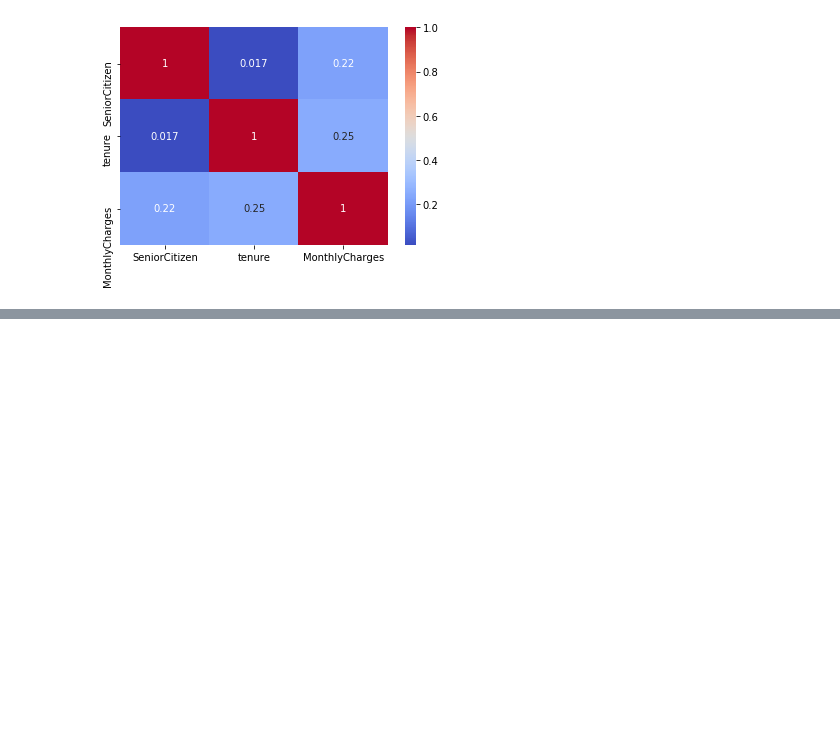
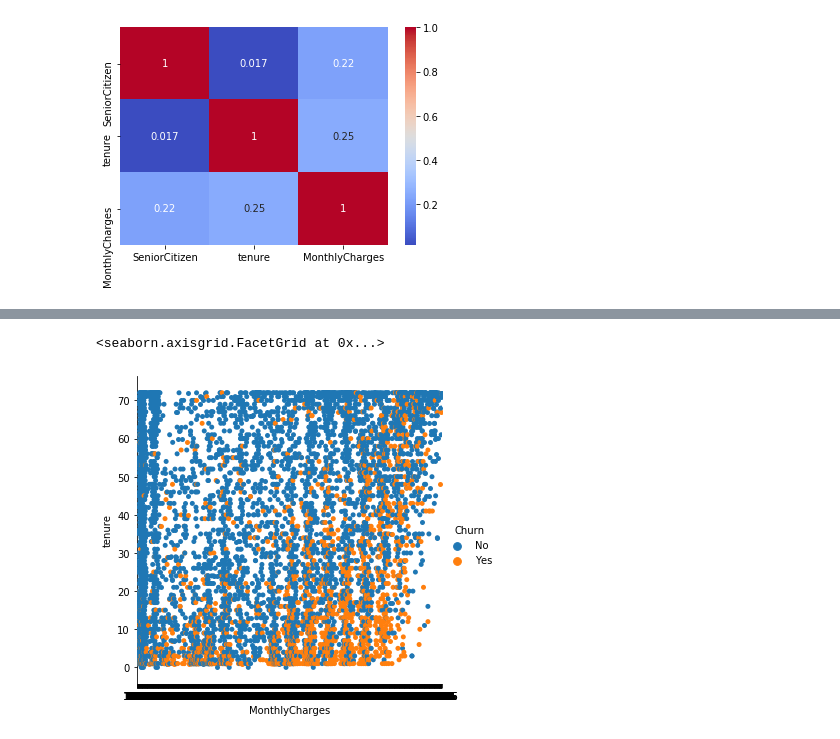
Before and after one commit to aadideshpande/Exploratory-Data-Analysis-of-Telco-Churn-dataset, a Jupyter notebook: eda-1.ipynb, the cells around one changed output, grey strips where cells are left out. Saved outputs shown, nothing was run; the diff lists cells and outputs as text; code cells hidden in the pictures; blank space fills up the shorter version.

Commit message:
added catplot

```diff
--- a/eda-1.ipynb
+++ b/eda-1.ipynb
@@ -122,0 +139,6 @@ sns.pairplot(data=tdata, hue='InternetService' , palette='coolwarm')
+# %%
+sns.catplot(x='MonthlyCharges', y = 'tenure',hue='Churn',data= tdata)
+#people with low tenure and high monthly charges are more likely to change the service provider
+# %% [output]
+<seaborn.axisgrid.FacetGrid at 0x...>
+[figure, added]
```
Also changed, not shown: parts of 7 cells of this notebook.
